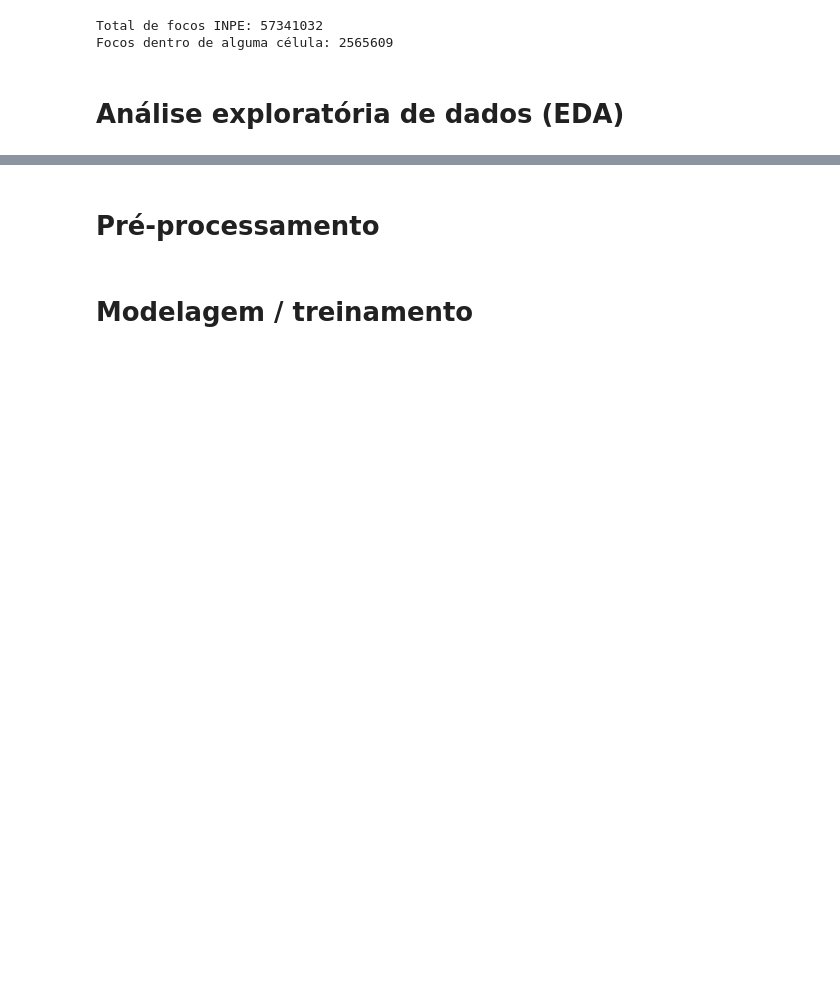
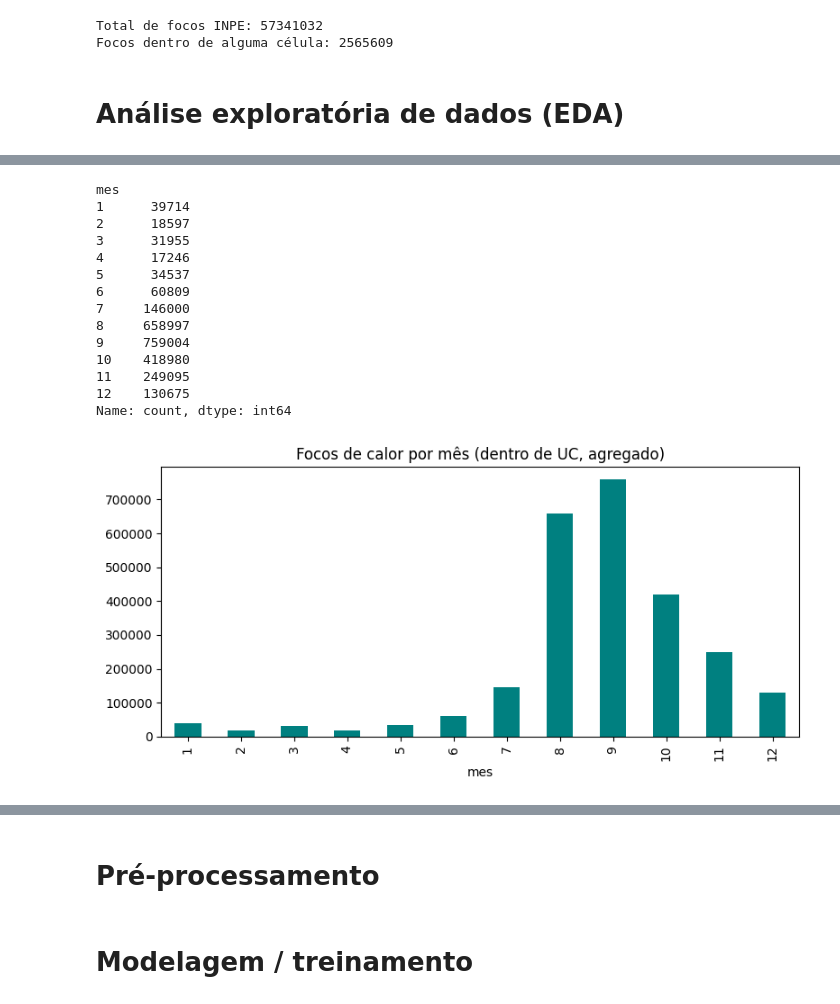
Before and after one commit to AndersonAlvesCoelho/pyroregions-classification, a Jupyter notebook: pyroregions_ucs.ipynb, the cells around one changed output, grey strips where cells are left out. Saved outputs shown, nothing was run; the diff lists cells and outputs as text; code cells hidden in the pictures; blank space fills up the shorter version.

```diff
--- a/pyroregions_ucs.ipynb
+++ b/pyroregions_ucs.ipynb
@@ -809,0 +808,30 @@ df_inpe.nlargest(10, 'frp')[['municipio', 'estado', 'bioma', 'data_pas', 'sateli
+# %%
+# Distribuição por mês (agregado, todos os anos)
+
+gdf_inpe_with_cell['data_pas'] = pd.to_datetime(gdf_inpe_with_cell['data_pas'], errors='coerce')
+gdf_inpe_with_cell['mes'] = gdf_inpe_with_cell['data_pas'].dt.month
+
+focos_por_mes = gdf_inpe_with_cell['mes'].value_counts().sort_index()
+print(focos_por_mes)
+
+plt.figure(figsize=(8, 4))
+focos_por_mes.plot(kind='bar', color='teal')
+plt.title('Focos de calor por mês (dentro de UC, agregado)')
+plt.tight_layout()
+plt.show()
+# %% [output]
+mes
+1      39714
+2      18597
+3      31955
+4      17246
+5      34537
+6      60809
+7     146000
+8     658997
+9     759004
+10    418980
+11    249095
+12    130675
+Name: count, dtype: int64
+[figure, added]
```
Also changed, not shown: parts of 45 cells of this notebook.
